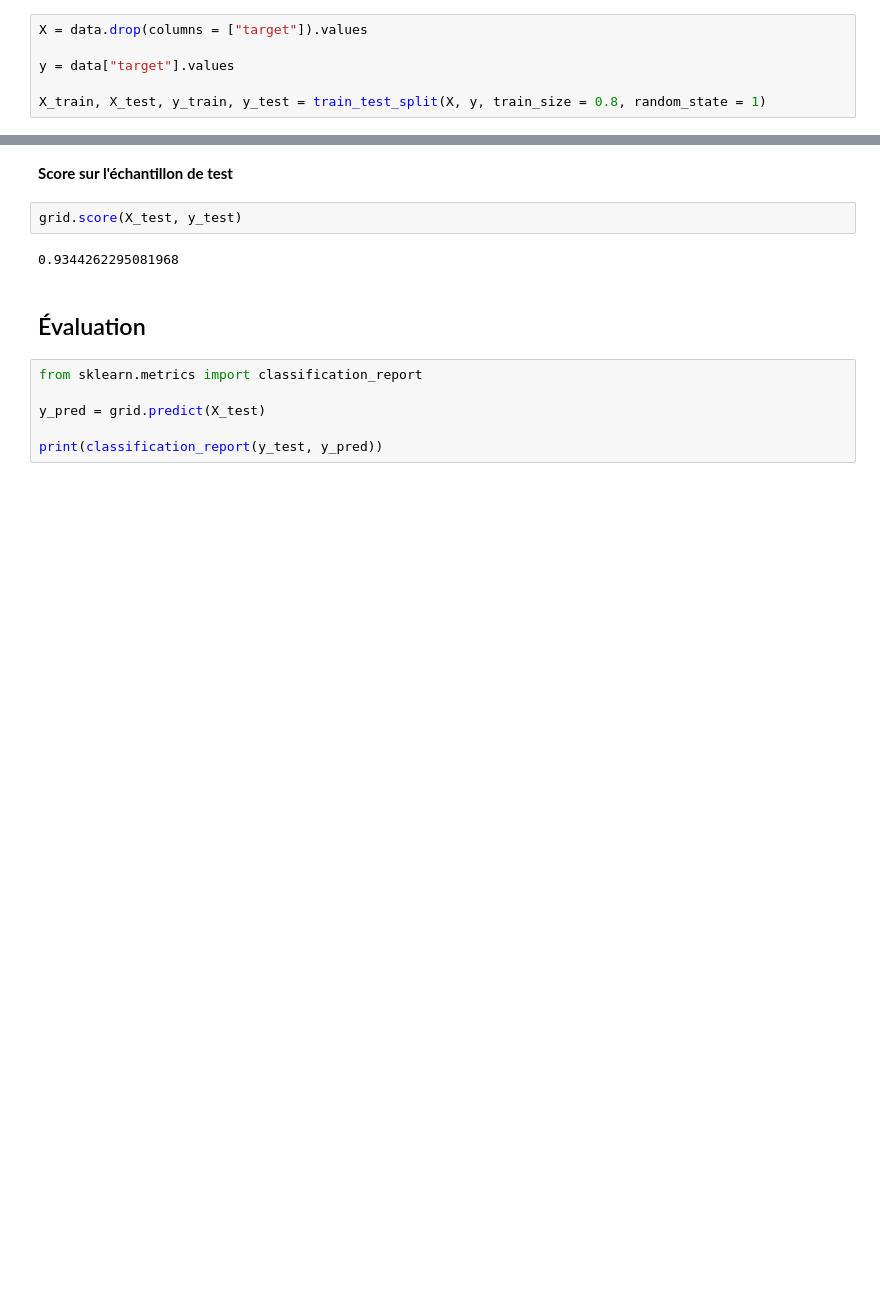
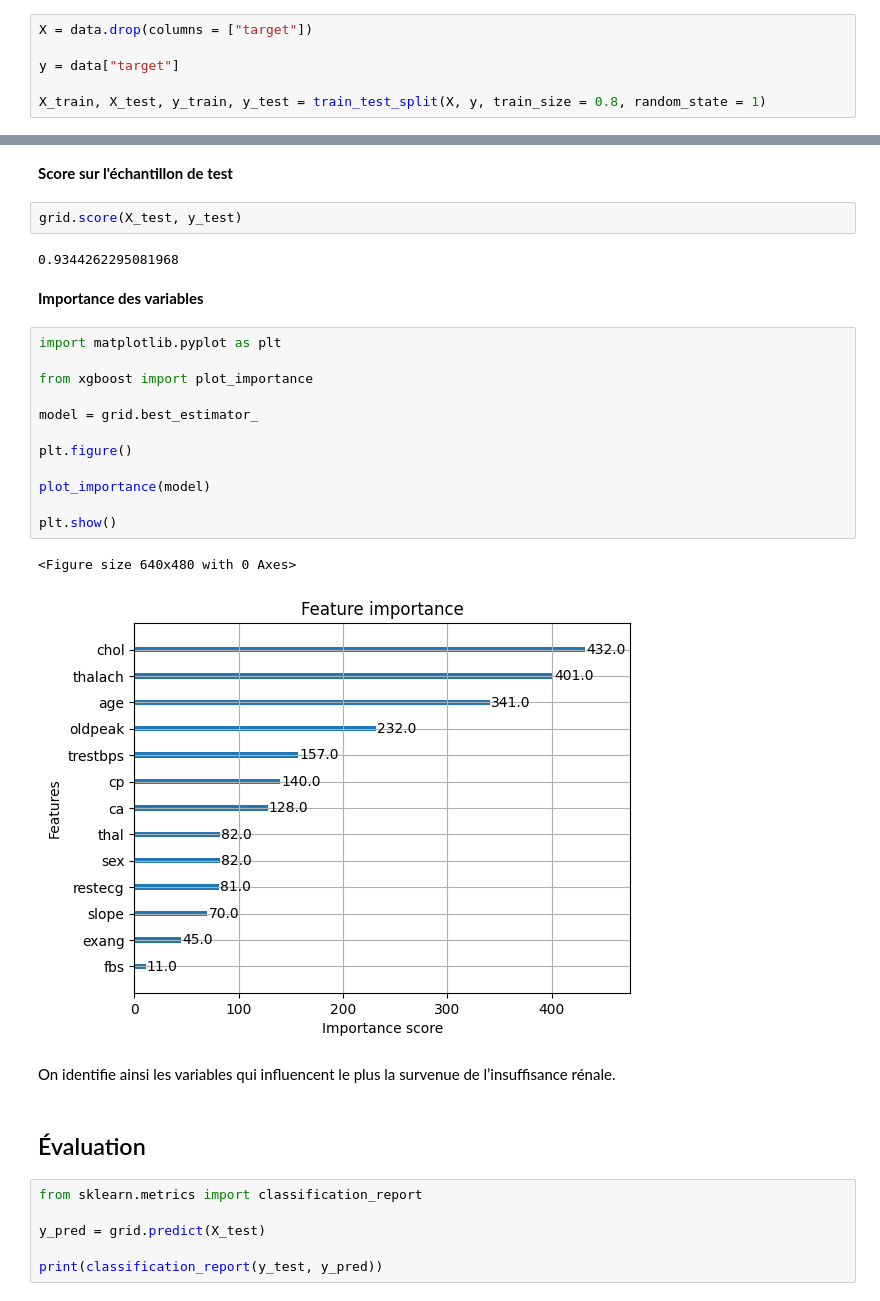
Before and after one commit to paulcoffi/insuffisance_cardiaque_prediction, a Jupyter notebook: notebook.ipynb, the cells around one changed output, grey strips where cells are left out. Drawn from its saved outputs; the diff is of its cells as text; blank space fills up the shorter version.

Commit message:
Ajout du graphique d'importance des variables

```diff
--- a/notebook.ipynb
+++ b/notebook.ipynb
@@ -107,9 +116,9 @@ Name: count, dtype: int64
 # %%
 from sklearn.model_selection import train_test_split
 # %%
-X = data.drop(columns = ["target"]).values
+X = data.drop(columns = ["target"])
 
-y = data["target"].values
+y = data["target"]
 
 X_train, X_test, y_train, y_test = train_test_split(X, y, train_size = 0.8, random_state = 1)
 # %% [markdown]
@@ -181,6 +188,25 @@ np.float64(0.9152491408934708)
 grid.score(X_test, y_test)
 # %% [output]
 0.9344262295081968
+# %% [markdown]
+**Importance des variables**
+# %%
+import matplotlib.pyplot as plt
+
+from xgboost import plot_importance
+
+model = grid.best_estimator_
+
+plt.figure()
+
+plot_importance(model)
+
+plt.show()
+# %% [output]
+<Figure size 640x480 with 0 Axes>
+[figure, added]
+# %% [markdown]
+On identifie ainsi les variables qui influencent le plus la survenue de l’insuffisance rénale.
 # %% [markdown]
 ## Évaluation
 # %%
```
Also changed, not shown: parts of 3 cells of this notebook, 1 other file.
